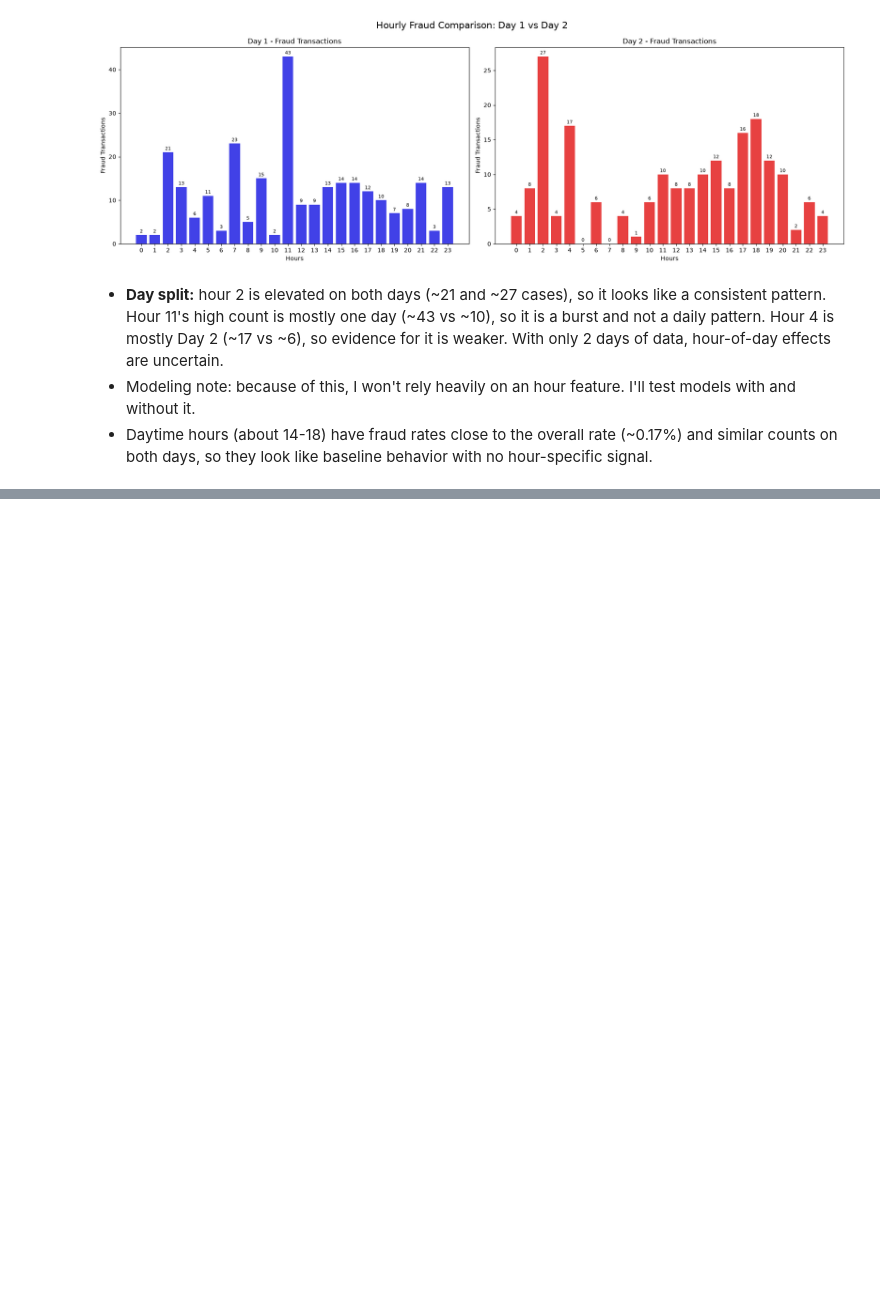
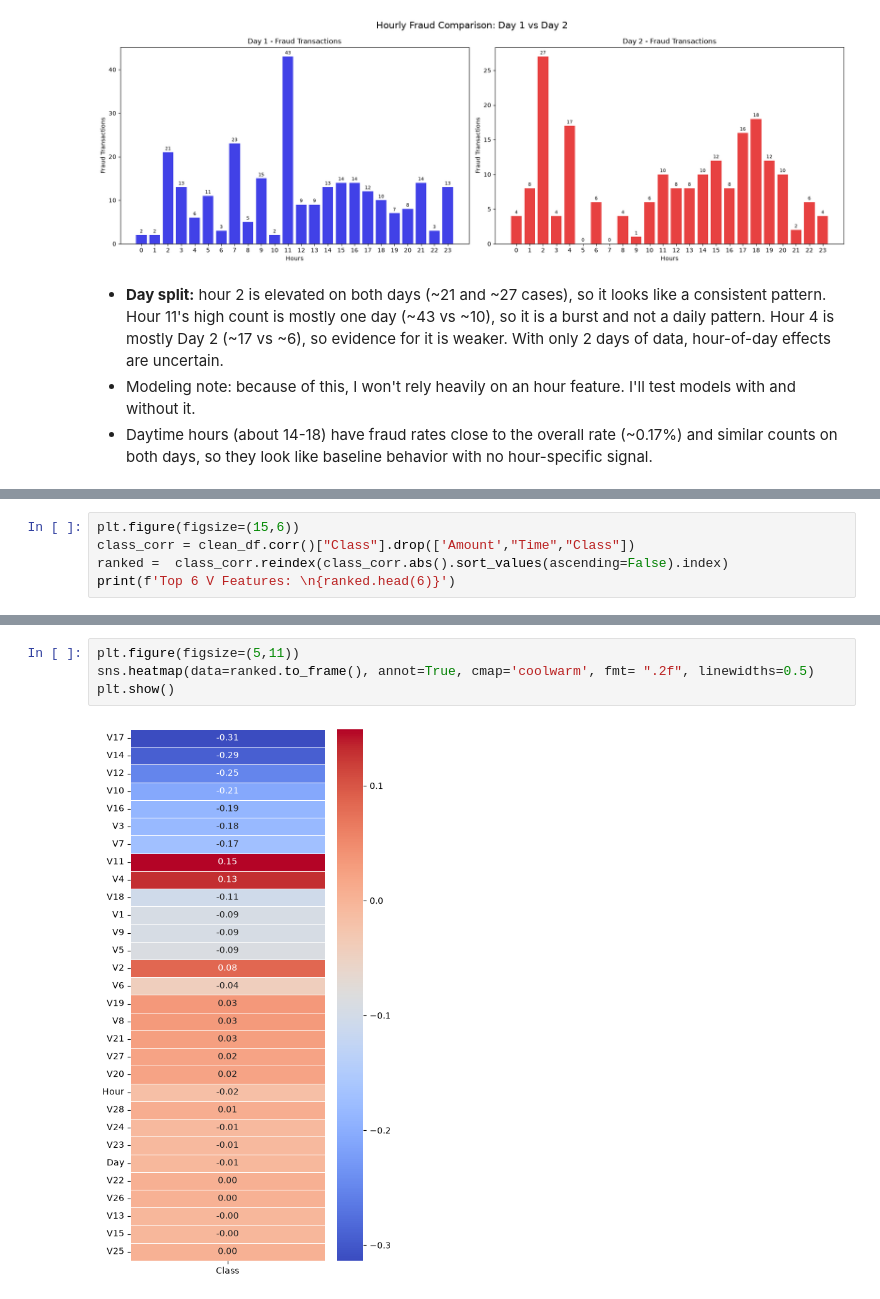
Before and after one commit to ayushmehraa/fraud-detection, a Jupyter notebook: notebooks/01_eda.ipynb, the cells around one changed output, grey strips where cells are left out. Saved outputs shown, nothing was run; the diff lists cells and outputs as text; blank space fills up the shorter version.

```diff
--- a/notebooks/01_eda.ipynb
+++ b/notebooks/01_eda.ipynb
@@ -247,0 +285,5 @@ plt.show()
+# %%
+plt.figure(figsize=(15,6))
+class_corr = clean_df.corr()["Class"].drop(['Amount',"Time","Class"])
+ranked =  class_corr.reindex(class_corr.abs().sort_values(ascending=False).index)
+print(f'Top 6 V Features: \n{ranked.head(6)}')
@@ -247,0 +300,6 @@ plt.show()
+# %%
+plt.figure(figsize=(5,11))
+sns.heatmap(data=ranked.to_frame(), annot=True, cmap='coolwarm', fmt= ".2f", linewidths=0.5)
+plt.show()
+# %% [output]
+[figure, added]
```
Also changed, not shown: parts of 10 cells of this notebook.
